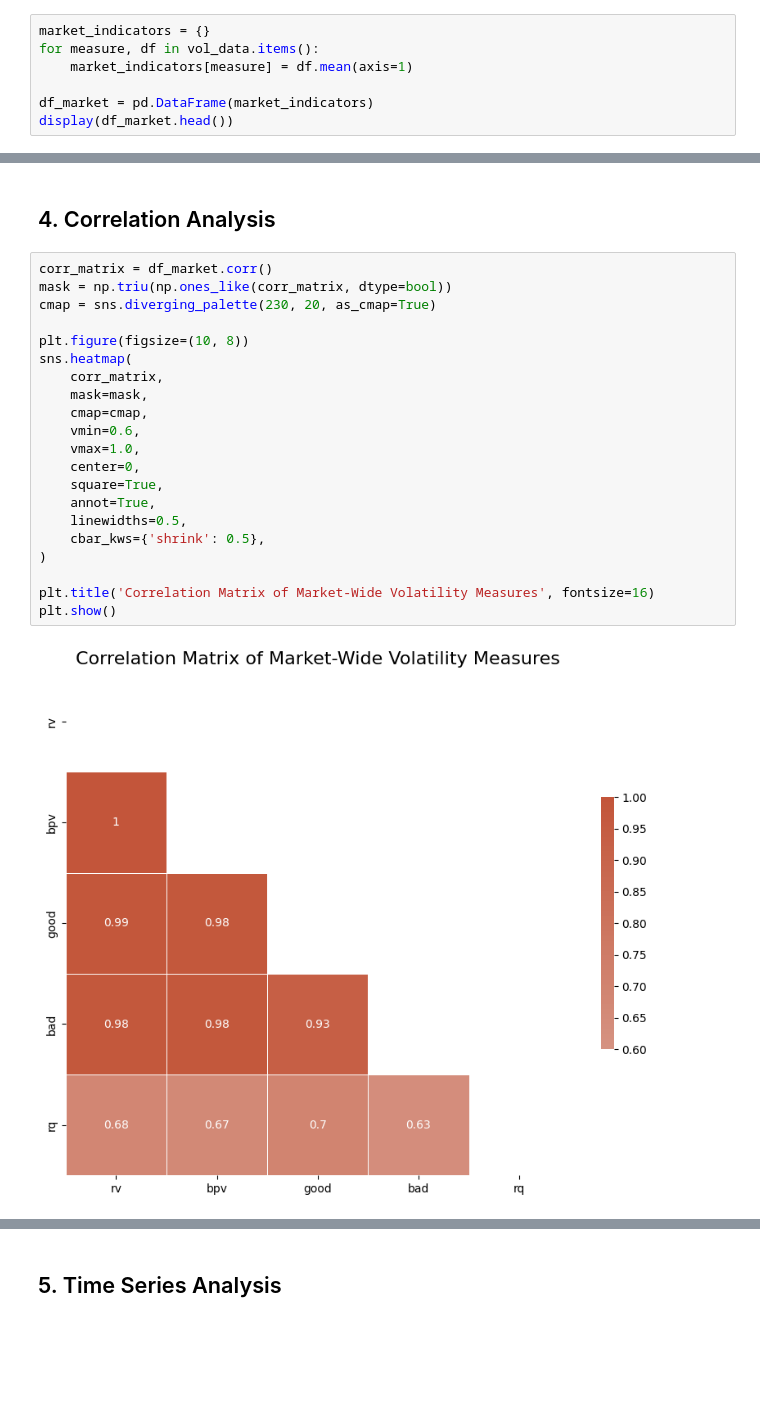
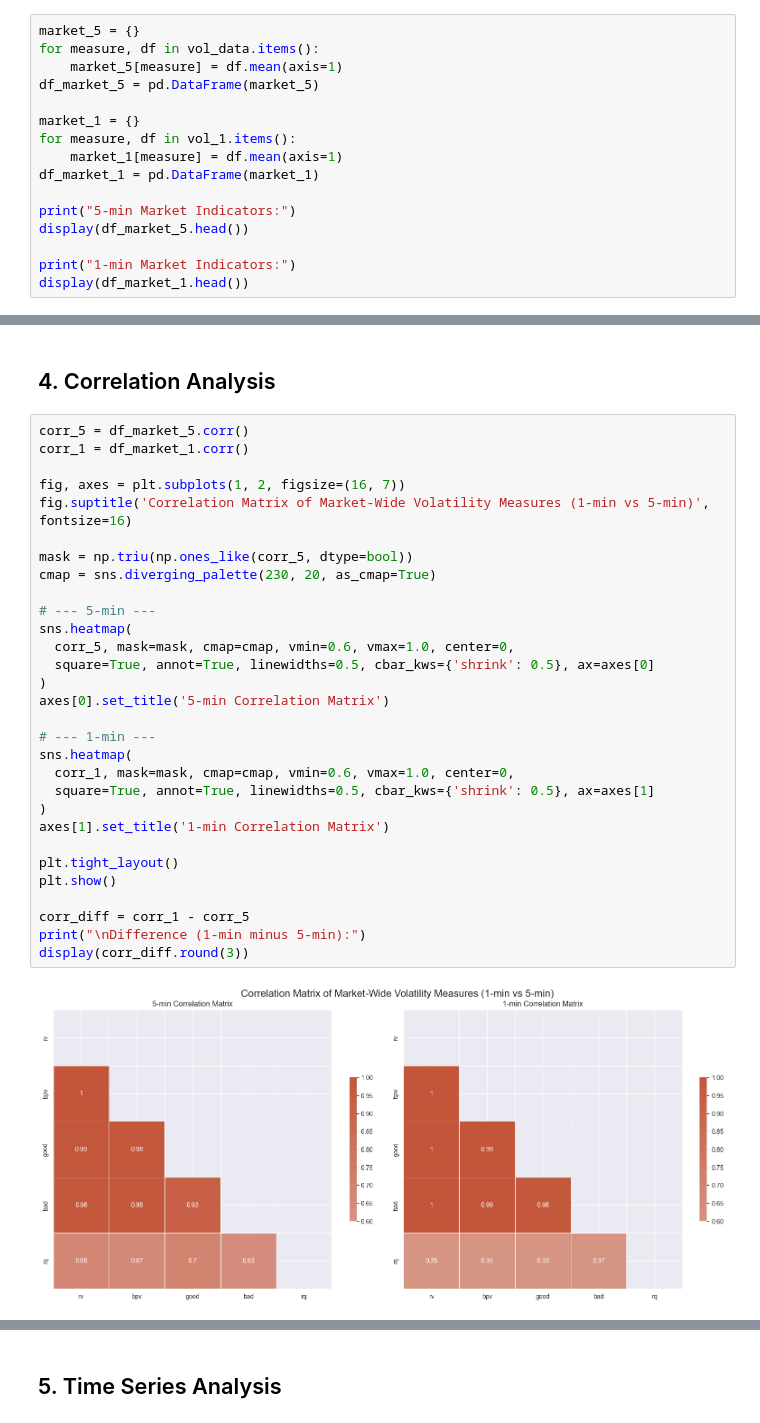
Before and after one commit to nataliemontanez211-collab/MLProject, a Jupyter notebook: notebooks/eda.ipynb, the cells around one changed output, grey strips where cells are left out. Drawn from its saved outputs; the diff is of its cells as text; blank space fills up the shorter version.

```diff
--- a/notebooks/eda.ipynb
+++ b/notebooks/eda.ipynb
@@ -53,10 +91,19 @@ dtype: float64
 # %% [markdown]
 ## 2. Market-Wide Aggregation
 # %%
-market_indicators = {}
+market_5 = {}
 for measure, df in vol_data.items():
-    market_indicators[measure] = df.mean(axis=1)
+    market_5[measure] = df.mean(axis=1)
+df_market_5 = pd.DataFrame(market_5)
 
-df_market = pd.DataFrame(market_indicators)
-display(df_market.head())
+market_1 = {}
+for measure, df in vol_1.items():
+    market_1[measure] = df.mean(axis=1)
+df_market_1 = pd.DataFrame(market_1)
+
+print("5-min Market Indicators:")
+display(df_market_5.head())
+
+print("1-min Market Indicators:")
+display(df_market_1.head())
 # %% [output]
@@ -101,25 +177,34 @@ Market-Wide Indicators (Summary):
 # %% [markdown]
 ## 4. Correlation Analysis
 # %%
-corr_matrix = df_market.corr()
-mask = np.triu(np.ones_like(corr_matrix, dtype=bool))
+corr_5 = df_market_5.corr()
+corr_1 = df_market_1.corr()
+
+fig, axes = plt.subplots(1, 2, figsize=(16, 7))
+fig.suptitle('Correlation Matrix of Market-Wide Volatility Measures (1-min vs 5-min)', fontsize=16)
+
+mask = np.triu(np.ones_like(corr_5, dtype=bool))
 cmap = sns.diverging_palette(230, 20, as_cmap=True)
 
-plt.figure(figsize=(10, 8))
+# --- 5-min ---
 sns.heatmap(
-    corr_matrix,
-    mask=mask,
-    cmap=cmap,
-    vmin=0.6,
-    vmax=1.0,
-    center=0,
-    square=True,
-    annot=True,
-    linewidths=0.5,
-    cbar_kws={'shrink': 0.5},
+  corr_5, mask=mask, cmap=cmap, vmin=0.6, vmax=1.0, center=0,
+  square=True, annot=True, linewidths=0.5, cbar_kws={'shrink': 0.5}, ax=axes[0]
 )
+axes[0].set_title('5-min Correlation Matrix')
 
-plt.title('Correlation Matrix of Market-Wide Volatility Measures', fontsize=16)
+# --- 1-min ---
+sns.heatmap(
+  corr_1, mask=mask, cmap=cmap, vmin=0.6, vmax=1.0, center=0,
+  square=True, annot=True, linewidths=0.5, cbar_kws={'shrink': 0.5}, ax=axes[1]
+)
+axes[1].set_title('1-min Correlation Matrix')
+
+plt.tight_layout()
 plt.show()
+
+corr_diff = corr_1 - corr_5
+print("\nDifference (1-min minus 5-min):")
+display(corr_diff.round(3))
 # %% [output]
-[figure, old version]
+[figure, new version]
```
Also changed, not shown: parts of 6 cells of this notebook.
